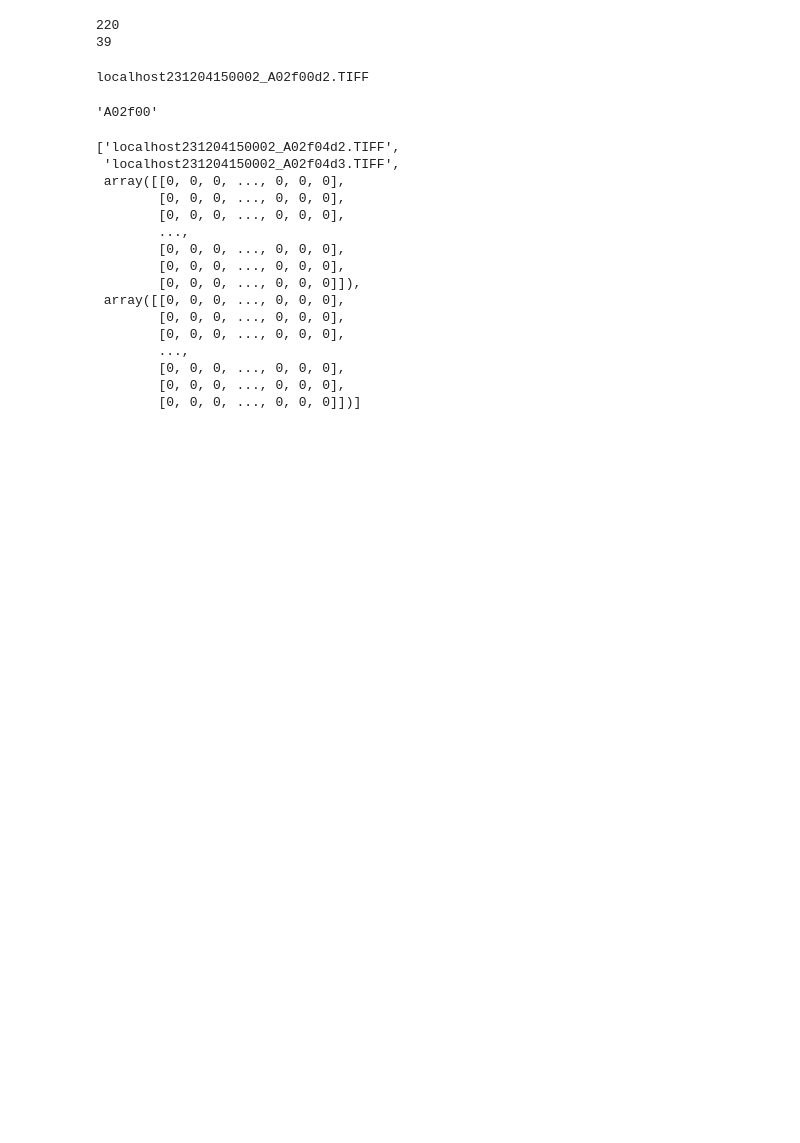
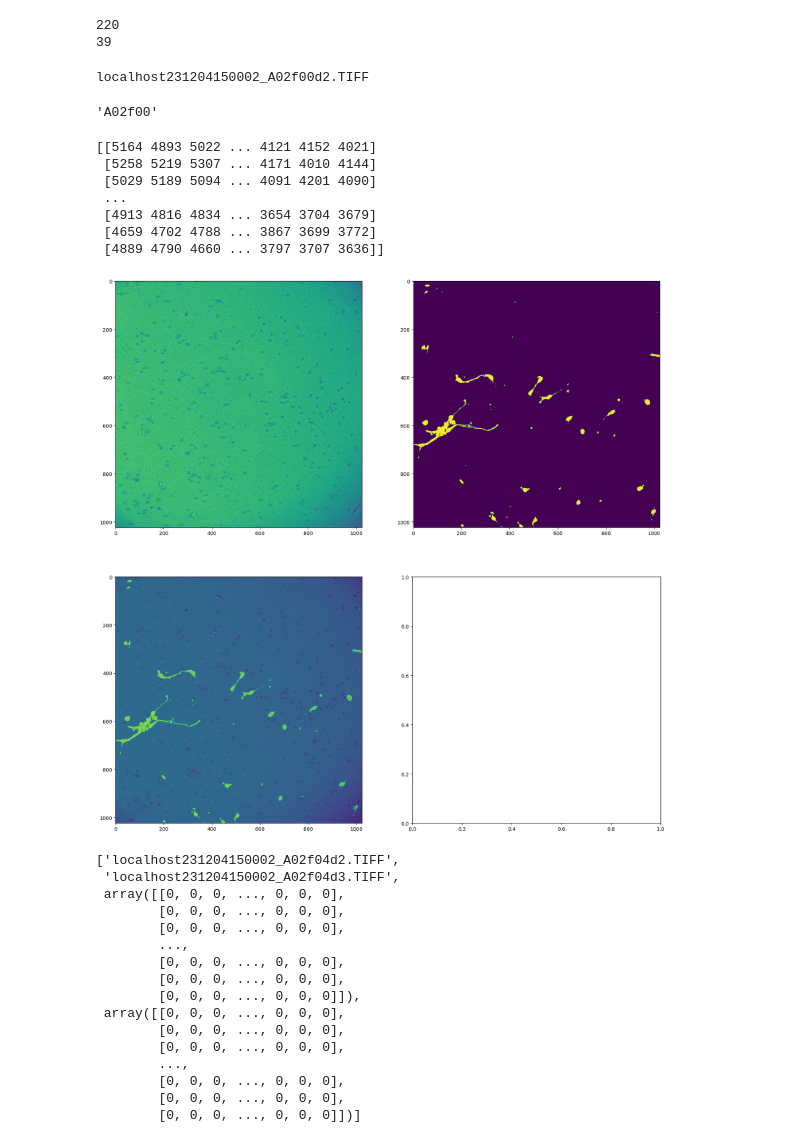
Before and after one commit to Aryo-Patel/Jhopkins-segmentation, a Jupyter notebook: data_processing.ipynb, the cells around one changed output. Saved outputs shown, nothing was run; the diff lists cells and outputs as text; code cells hidden in the pictures; blank space fills up the shorter version.

```diff
--- a/data_processing.ipynb
+++ b/data_processing.ipynb
@@ -204,6 +206,28 @@ class DataPairsDataset(Dataset):
       brightfield_image = augmentations["image"]
       mask = augmentations["mask"]
     return brightfield_image, mask
+# %%
+train_dataset = DataPairsDataset(train_test="test")
+rand_index = np.random.randint(0, len(train_dataset), size = 1)[0]
+fig, axes = plt.subplots(nrows = 2, ncols = 2, figsize = (20, 20))
+brightfield_image = train_dataset[rand_index][0]
+mask = train_dataset[rand_index][1]
+print(brightfield_image)
+axes[0][0].imshow(brightfield_image)
+axes[0][1].imshow(mask)
+
+alpha = 0.95
+axes[1][0].imshow(cv2.addWeighted(brightfield_image.astype(np.float32), alpha, mask.astype(np.float32), 1 - alpha, 0))
+plt.show()
+# %% [output]
+[[5164 4893 5022 ... 4121 4152 4021]
+ [5258 5219 5307 ... 4171 4010 4144]
+ [5029 5189 5094 ... 4091 4201 4090]
+ ...
+ [4913 4816 4834 ... 3654 3704 3679]
+ [4659 4702 4788 ... 3867 3699 3772]
+ [4889 4790 4660 ... 3797 3707 3636]]
+[figure, added]
 # %%
 s3 = boto3.resource("s3")
 bucket = s3.Bucket("cindy-profiling")
```
Also changed, not shown: parts of 2 cells of this notebook, 1 other file.
